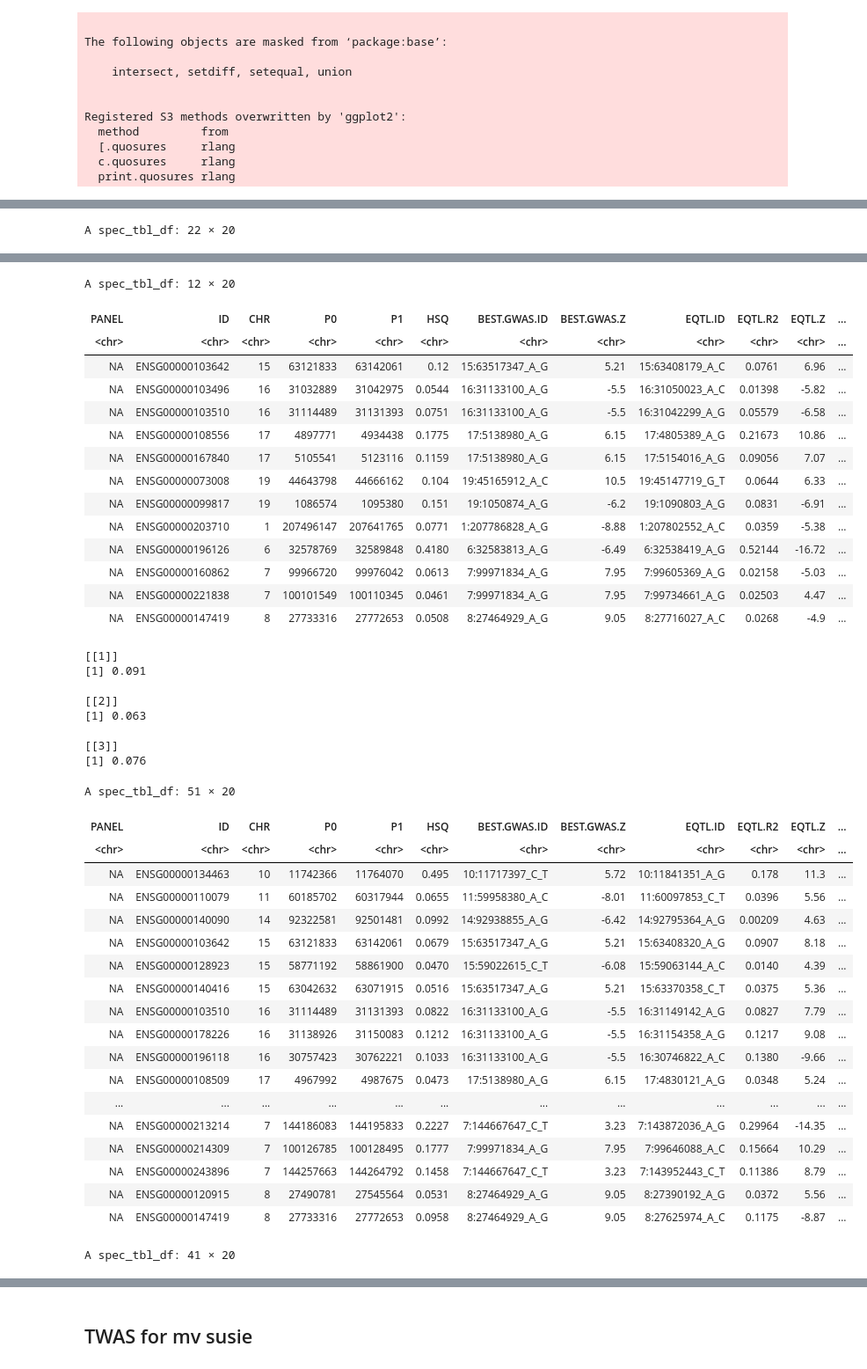
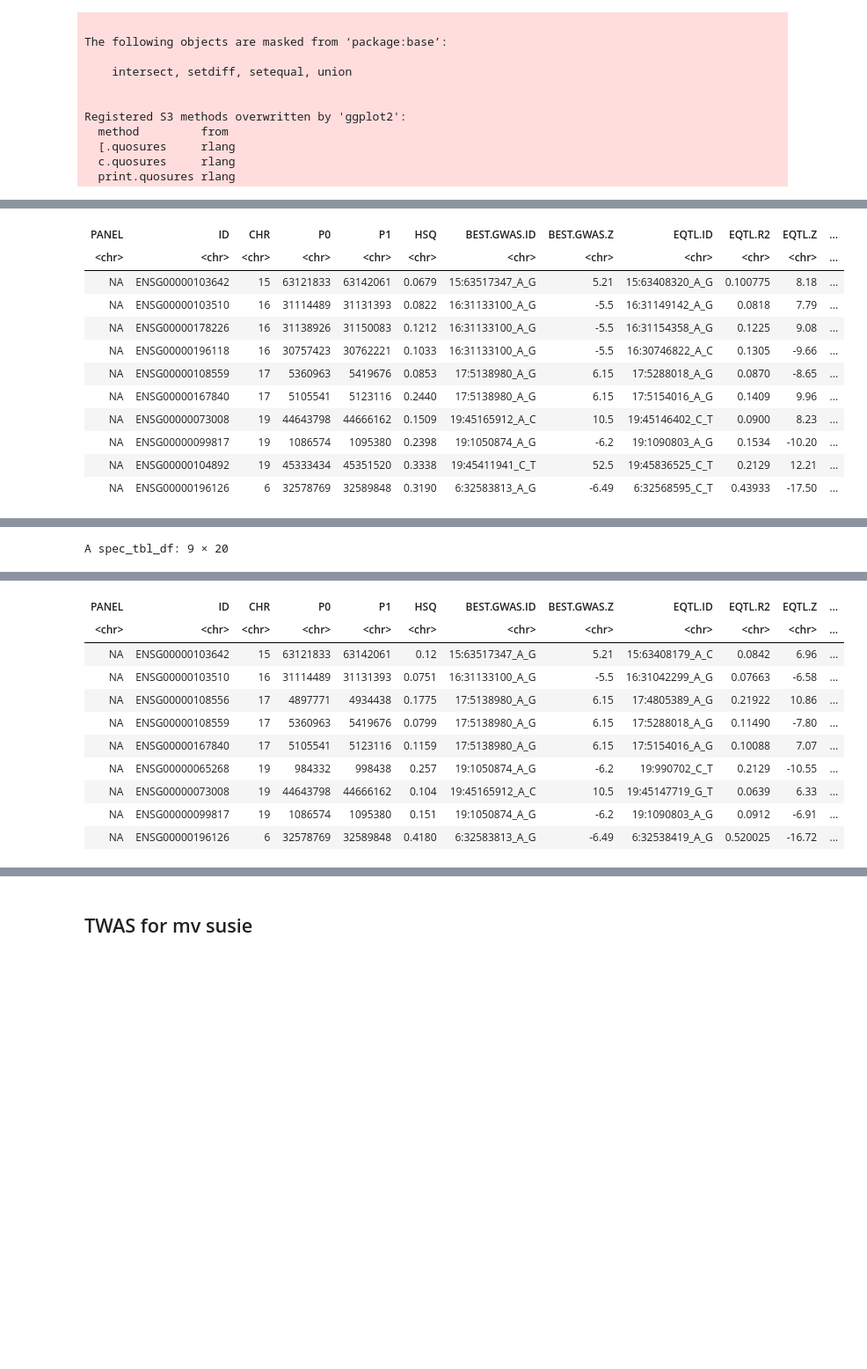
Before and after one commit to gaow/neuro-twas, a Jupyter notebook: Analysis/ROSMAP_TWAS/TWAS_comp.ipynb, the cells around one changed output, grey strips where cells are left out. Shown at 88% size. Saved outputs shown, nothing was run; the diff lists cells and outputs as text; code cells hidden in the pictures; blank space fills up the shorter version.

```diff
--- a/Analysis/ROSMAP_TWAS/TWAS_comp.ipynb
+++ b/Analysis/ROSMAP_TWAS/TWAS_comp.ipynb
@@ -36,17 +47,16 @@ tmp = tibble(
 )
 analysis = tmp%>%mutate(
   result_data = map(Proj_Name,~read_delim(paste(dir,.x,"/result/all_result.txt",sep = ""),delim = "\t")%>%filter(FILE!="FILE")),
-  result_data_TWAS = map(result_data,~.x%>%filter(!is.na(BEST.GWAS.ID))%>%select(-FILE)%>%mutate(TWAS.P.Adj = p.adjust(TWAS.P, method = "fdr"))),
+  result_data_TWAS = map(result_data,~.x%>%filter(!is.na(BEST.GWAS.ID))%>%select(-FILE)%>%mutate(
+      MODELCV.R2 = as.numeric(MODELCV.R2),
+      MODELCV.PV = p.adjust(as.numeric(MODELCV.PV), method = "fdr") ,TWAS.P.Adj = p.adjust(TWAS.P, method = "fdr"))%>%filter(TWAS.P.Adj < 0.05 & MODELCV.PV < 0.05)
+                        ),
         twas_gene = map(result_data_TWAS,~.x$ID),
         psed_gene = map(result_data_TWAS,~.x%>%filter(TWAS.P.Adj<0.05)),
-        r2 = map(result_data_TWAS,~.x%>%pull(MODELCV.R2)%>%as.numeric%>%na.omit()%>%median()),
-        hsq = map(psed_gene,~.x%>%pull(HSQ)%>%as.numeric%>%na.omit()%>%median())
+        r2 = map(result_data_TWAS,~.x%>%pull(MODELCV.R2)%>%as.numeric%>%na.omit()%>%mean()),
+        pval = map(result_data_TWAS,~.x%>%pull(MODELCV.PV)%>%as.numeric%>%na.omit()%>%mean())
 )
-analysis$hsq
-analysis$psed_gene
-analysis$r2
 analysis$result_data_TWAS
-gene = analysis$twas_gene
 # %% [output]
 Parsed with column specification:
 cols(
@@ -78,0 +82,12 @@ See spec(...) for full column specifications.
+| PANEL | ID | CHR | P0 | P1 | HSQ | BEST.GWAS.ID | BEST.GWAS.Z | EQTL.ID | EQTL.R2 | EQTL.Z | ... |
+| <chr> | <chr> | <chr> | <chr> | <chr> | <chr> | <chr> | <chr> | <chr> | <chr> | <chr> | ... |
+| NA | ENSG00000103642 | 15 | 63121833 | 63142061 | 0.0679 | 15:63517347_A_G | 5.21 | 15:63408320_A_G | 0.100775 | 8.18 | ... |
+| NA | ENSG00000103510 | 16 | 31114489 | 31131393 | 0.0822 | 16:31133100_A_G | -5.5 | 16:31149142_A_G | 0.0818 | 7.79 | ... |
+| NA | ENSG00000178226 | 16 | 31138926 | 31150083 | 0.1212 | 16:31133100_A_G | -5.5 | 16:31154358_A_G | 0.1225 | 9.08 | ... |
+| NA | ENSG00000196118 | 16 | 30757423 | 30762221 | 0.1033 | 16:31133100_A_G | -5.5 | 16:30746822_A_C | 0.1305 | -9.66 | ... |
+| NA | ENSG00000108559 | 17 | 5360963 | 5419676 | 0.0853 | 17:5138980_A_G | 6.15 | 17:5288018_A_G | 0.0870 | -8.65 | ... |
+| NA | ENSG00000167840 | 17 | 5105541 | 5123116 | 0.2440 | 17:5138980_A_G | 6.15 | 17:5154016_A_G | 0.1409 | 9.96 | ... |
+| NA | ENSG00000073008 | 19 | 44643798 | 44666162 | 0.1509 | 19:45165912_A_C | 10.5 | 19:45146402_C_T | 0.0900 | 8.23 | ... |
+| NA | ENSG00000099817 | 19 | 1086574 | 1095380 | 0.2398 | 19:1050874_A_G | -6.2 | 19:1090803_A_G | 0.1534 | -10.20 | ... |
+| NA | ENSG00000104892 | 19 | 45333434 | 45351520 | 0.3338 | 19:45411941_C_T | 52.5 | 19:45836525_C_T | 0.2129 | 12.21 | ... |
+| NA | ENSG00000196126 | 6 | 32578769 | 32589848 | 0.3190 | 6:32583813_A_G | -6.49 | 6:32568595_C_T | 0.43933 | -17.50 | ... |
@@ -98 +113 @@ A spec_tbl_df: 21 × 20
-A spec_tbl_df: 22 × 20
+A spec_tbl_df: 9 × 20
@@ -117,43 +114,11 @@ A spec_tbl_df: 22 × 20
-A spec_tbl_df: 12 × 20
 | PANEL | ID | CHR | P0 | P1 | HSQ | BEST.GWAS.ID | BEST.GWAS.Z | EQTL.ID | EQTL.R2 | EQTL.Z | ... |
 | <chr> | <chr> | <chr> | <chr> | <chr> | <chr> | <chr> | <chr> | <chr> | <chr> | <chr> | ... |
-| NA | ENSG00000103642 | 15 | 63121833 | 63142061 | 0.12 | 15:63517347_A_G | 5.21 | 15:63408179_A_C | 0.0761 | 6.96 | ... |
-| NA | ENSG00000103496 | 16 | 31032889 | 31042975 | 0.0544 | 16:31133100_A_G | -5.5 | 16:31050023_A_C | 0.01398 | -5.82 | ... |
-| NA | ENSG00000103510 | 16 | 31114489 | 31131393 | 0.0751 | 16:31133100_A_G | -5.5 | 16:31042299_A_G | 0.05579 | -6.58 | ... |
-| NA | ENSG00000108556 | 17 | 4897771 | 4934438 | 0.1775 | 17:5138980_A_G | 6.15 | 17:4805389_A_G | 0.21673 | 10.86 | ... |
-| NA | ENSG00000167840 | 17 | 5105541 | 5123116 | 0.1159 | 17:5138980_A_G | 6.15 | 17:5154016_A_G | 0.09056 | 7.07 | ... |
-| NA | ENSG00000073008 | 19 | 44643798 | 44666162 | 0.104 | 19:45165912_A_C | 10.5 | 19:45147719_G_T | 0.0644 | 6.33 | ... |
-| NA | ENSG00000099817 | 19 | 1086574 | 1095380 | 0.151 | 19:1050874_A_G | -6.2 | 19:1090803_A_G | 0.0831 | -6.91 | ... |
-| NA | ENSG00000203710 | 1 | 207496147 | 207641765 | 0.0771 | 1:207786828_A_G | -8.88 | 1:207802552_A_C | 0.0359 | -5.38 | ... |
-| NA | ENSG00000196126 | 6 | 32578769 | 32589848 | 0.4180 | 6:32583813_A_G | -6.49 | 6:32538419_A_G | 0.52144 | -16.72 | ... |
-| NA | ENSG00000160862 | 7 | 99966720 | 99976042 | 0.0613 | 7:99971834_A_G | 7.95 | 7:99605369_A_G | 0.02158 | -5.03 | ... |
-| NA | ENSG00000221838 | 7 | 100101549 | 100110345 | 0.0461 | 7:99971834_A_G | 7.95 | 7:99734661_A_G | 0.02503 | 4.47 | ... |
-| NA | ENSG00000147419 | 8 | 27733316 | 27772653 | 0.0508 | 8:27464929_A_G | 9.05 | 8:27716027_A_C | 0.0268 | -4.9 | ... |
+| NA | ENSG00000103642 | 15 | 63121833 | 63142061 | 0.12 | 15:63517347_A_G | 5.21 | 15:63408179_A_C | 0.0842 | 6.96 | ... |
+| NA | ENSG00000103510 | 16 | 31114489 | 31131393 | 0.0751 | 16:31133100_A_G | -5.5 | 16:31042299_A_G | 0.07663 | -6.58 | ... |
+| NA | ENSG00000108556 | 17 | 4897771 | 4934438 | 0.1775 | 17:5138980_A_G | 6.15 | 17:4805389_A_G | 0.21922 | 10.86 | ... |
+| NA | ENSG00000108559 | 17 | 5360963 | 5419676 | 0.0799 | 17:5138980_A_G | 6.15 | 17:5288018_A_G | 0.11490 | -7.80 | ... |
+| NA | ENSG00000167840 | 17 | 5105541 | 5123116 | 0.1159 | 17:5138980_A_G | 6.15 | 17:5154016_A_G | 0.10088 | 7.07 | ... |
+| NA | ENSG00000065268 | 19 | 984332 | 998438 | 0.257 | 19:1050874_A_G | -6.2 | 19:990702_C_T | 0.2129 | -10.55 | ... |
+| NA | ENSG00000073008 | 19 | 44643798 | 44666162 | 0.104 | 19:45165912_A_C | 10.5 | 19:45147719_G_T | 0.0639 | 6.33 | ... |
+| NA | ENSG00000099817 | 19 | 1086574 | 1095380 | 0.151 | 19:1050874_A_G | -6.2 | 19:1090803_A_G | 0.0912 | -6.91 | ... |
+| NA | ENSG00000196126 | 6 | 32578769 | 32589848 | 0.4180 | 6:32583813_A_G | -6.49 | 6:32538419_A_G | 0.520025 | -16.72 | ... |
-[[1]]
-[1] 0.091
-
-[[2]]
-[1] 0.063
-
-[[3]]
-[1] 0.076
-A spec_tbl_df: 51 × 20
-| PANEL | ID | CHR | P0 | P1 | HSQ | BEST.GWAS.ID | BEST.GWAS.Z | EQTL.ID | EQTL.R2 | EQTL.Z | ... |
-| <chr> | <chr> | <chr> | <chr> | <chr> | <chr> | <chr> | <chr> | <chr> | <chr> | <chr> | ... |
-| NA | ENSG00000134463 | 10 | 11742366 | 11764070 | 0.495 | 10:11717397_C_T | 5.72 | 10:11841351_A_G | 0.178 | 11.3 | ... |
-| NA | ENSG00000110079 | 11 | 60185702 | 60317944 | 0.0655 | 11:59958380_A_C | -8.01 | 11:60097853_C_T | 0.0396 | 5.56 | ... |
-| NA | ENSG00000140090 | 14 | 92322581 | 92501481 | 0.0992 | 14:92938855_A_G | -6.42 | 14:92795364_A_G | 0.00209 | 4.63 | ... |
-| NA | ENSG00000103642 | 15 | 63121833 | 63142061 | 0.0679 | 15:63517347_A_G | 5.21 | 15:63408320_A_G | 0.0907 | 8.18 | ... |
-| NA | ENSG00000128923 | 15 | 58771192 | 58861900 | 0.0470 | 15:59022615_C_T | -6.08 | 15:59063144_A_C | 0.0140 | 4.39 | ... |
-| NA | ENSG00000140416 | 15 | 63042632 | 63071915 | 0.0516 | 15:63517347_A_G | 5.21 | 15:63370358_C_T | 0.0375 | 5.36 | ... |
-| NA | ENSG00000103510 | 16 | 31114489 | 31131393 | 0.0822 | 16:31133100_A_G | -5.5 | 16:31149142_A_G | 0.0827 | 7.79 | ... |
-| NA | ENSG00000178226 | 16 | 31138926 | 31150083 | 0.1212 | 16:31133100_A_G | -5.5 | 16:31154358_A_G | 0.1217 | 9.08 | ... |
-| NA | ENSG00000196118 | 16 | 30757423 | 30762221 | 0.1033 | 16:31133100_A_G | -5.5 | 16:30746822_A_C | 0.1380 | -9.66 | ... |
-| NA | ENSG00000108509 | 17 | 4967992 | 4987675 | 0.0473 | 17:5138980_A_G | 6.15 | 17:4830121_A_G | 0.0348 | 5.24 | ... |
-| ... | ... | ... | ... | ... | ... | ... | ... | ... | ... | ... | ... |
-| NA | ENSG00000213214 | 7 | 144186083 | 144195833 | 0.2227 | 7:144667647_C_T | 3.23 | 7:143872036_A_G | 0.29964 | -14.35 | ... |
-| NA | ENSG00000214309 | 7 | 100126785 | 100128495 | 0.1777 | 7:99971834_A_G | 7.95 | 7:99646088_A_C | 0.15664 | 10.29 | ... |
-| NA | ENSG00000243896 | 7 | 144257663 | 144264792 | 0.1458 | 7:144667647_C_T | 3.23 | 7:143952443_C_T | 0.11386 | 8.79 | ... |
-| NA | ENSG00000120915 | 8 | 27490781 | 27545564 | 0.0531 | 8:27464929_A_G | 9.05 | 8:27390192_A_G | 0.0372 | 5.56 | ... |
-| NA | ENSG00000147419 | 8 | 27733316 | 27772653 | 0.0958 | 8:27464929_A_G | 9.05 | 8:27625974_A_C | 0.1175 | -8.87 | ... |
-A spec_tbl_df: 41 × 20
```
Also changed, not shown: parts of 5 cells of this notebook, 8 other files.
